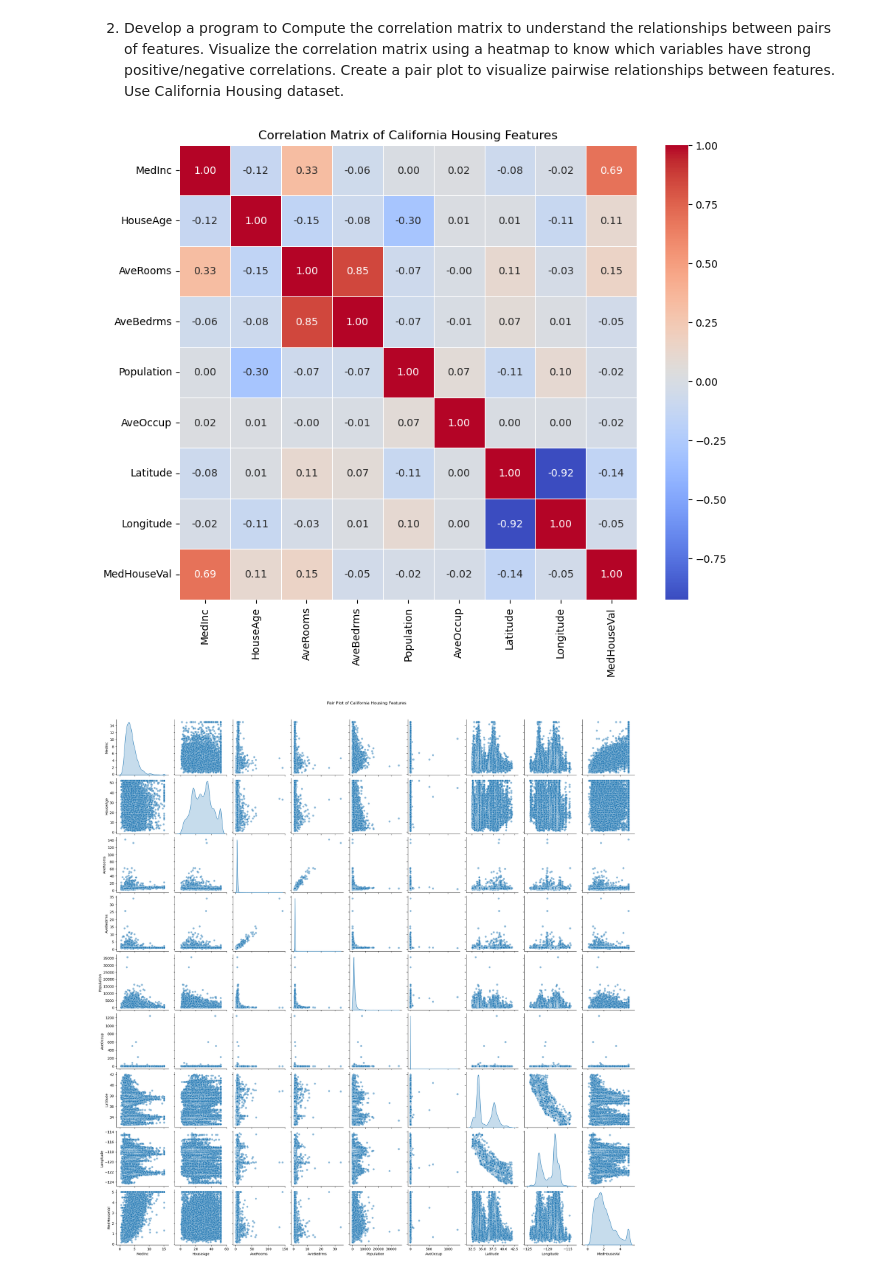
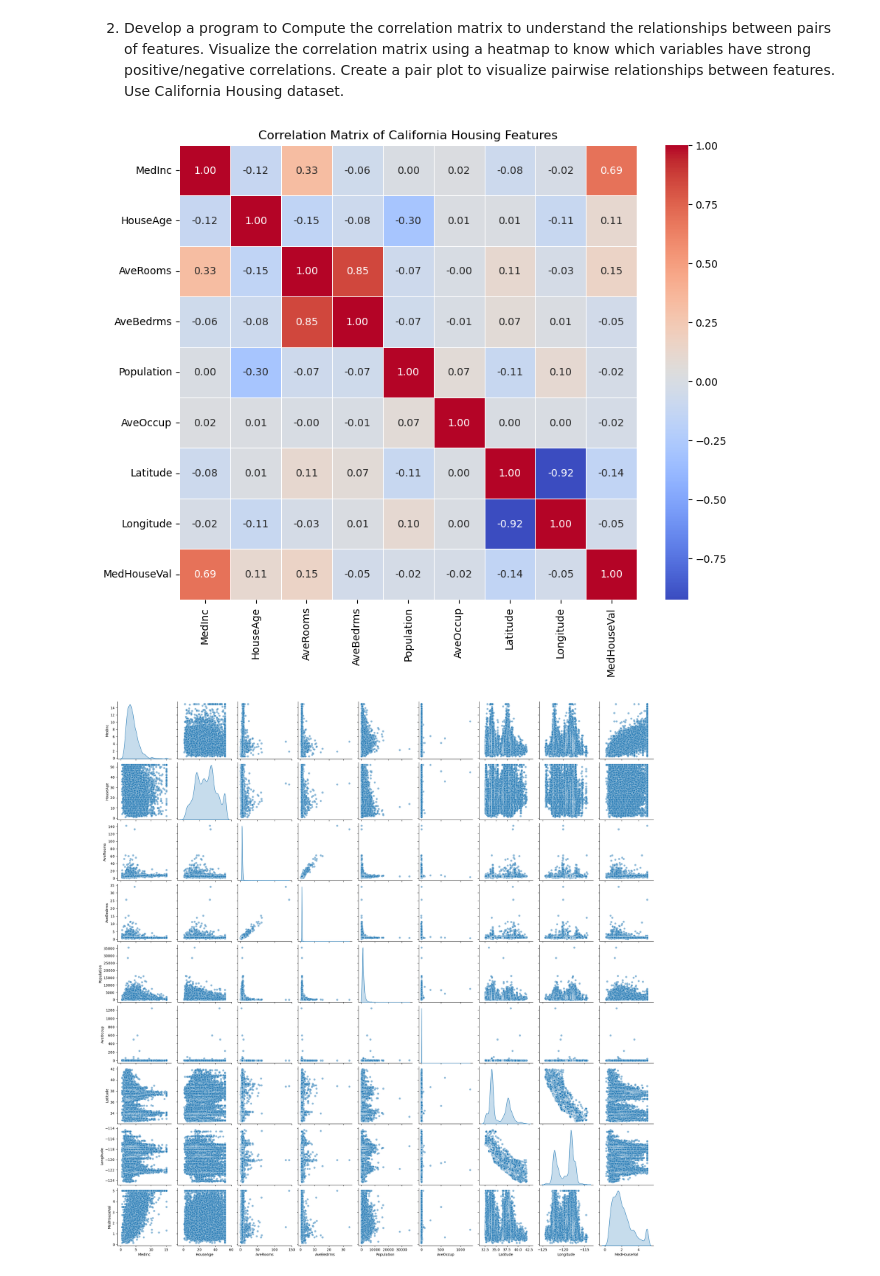
Before and after one commit to AlysterBenedict/AIML_LAB, a Jupyter notebook: Lab_Programs/program2.ipynb, the cells around one changed output. Drawn from its saved outputs; the diff is of its cells as text; code cells hidden in the pictures.

```diff
--- a/Lab_Programs/program2.ipynb
+++ b/Lab_Programs/program2.ipynb
@@ -3,26 +3,25 @@
 # %%
 import pandas as pd
 import seaborn as sns
 import matplotlib.pyplot as plt
 from sklearn.datasets import fetch_california_housing
 
 # Step 1: Load the California Housing Dataset
 california_data = fetch_california_housing(as_frame=True)
 data = california_data.frame
 
 # Step 2: Compute the correlation matrix
 correlation_matrix = data.corr()
 
 # Step 3: Visualize the correlation matrix using a heatmap
 plt.figure(figsize=(10, 8))
 sns.heatmap(correlation_matrix, annot=True, cmap='coolwarm', fmt='.2f', linewidths=0.5)
 plt.title('Correlation Matrix of California Housing Features')
 plt.show()
 
 # Step 4: Create a pair plot to visualize pairwise relationships
 sns.pairplot(data, diag_kind='kde', plot_kws={'alpha': 0.5})
-plt.suptitle('Pair Plot of California Housing Features', y=1.02)
 plt.show()
 # %% [output]
 [figure]
-[figure, old version]
+[figure, new version]
```
Also changed, not shown: 1 other file.
